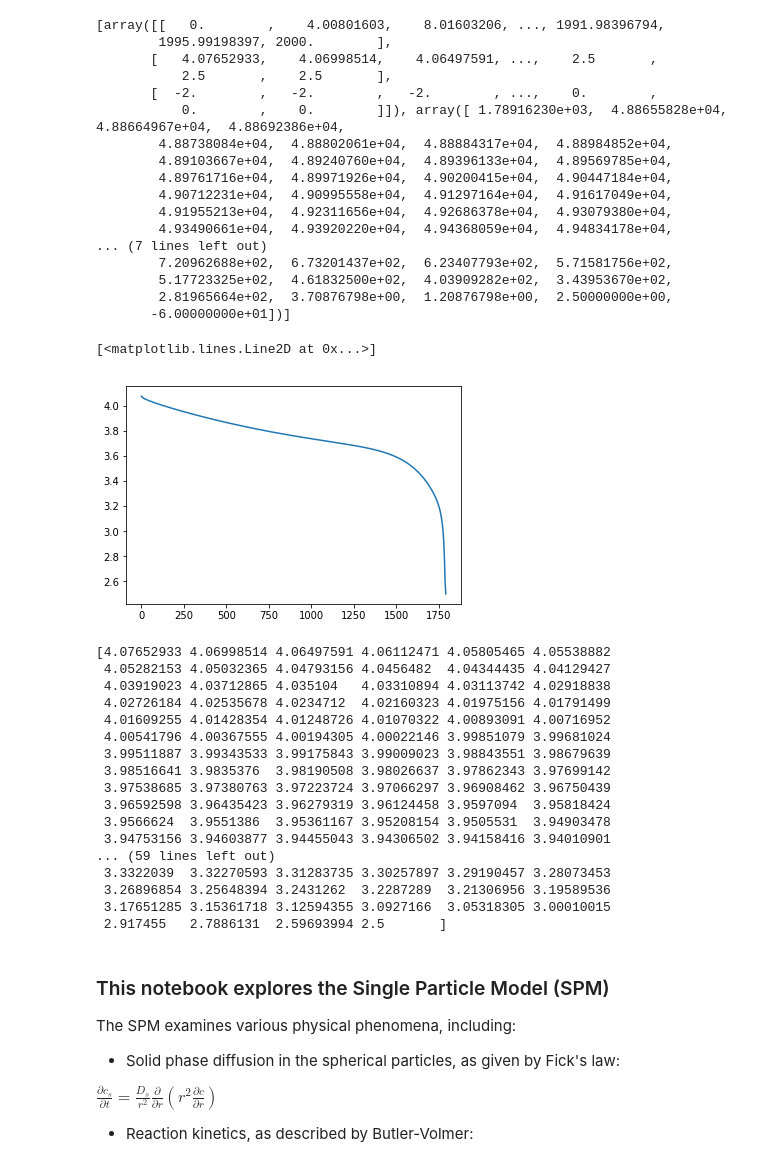
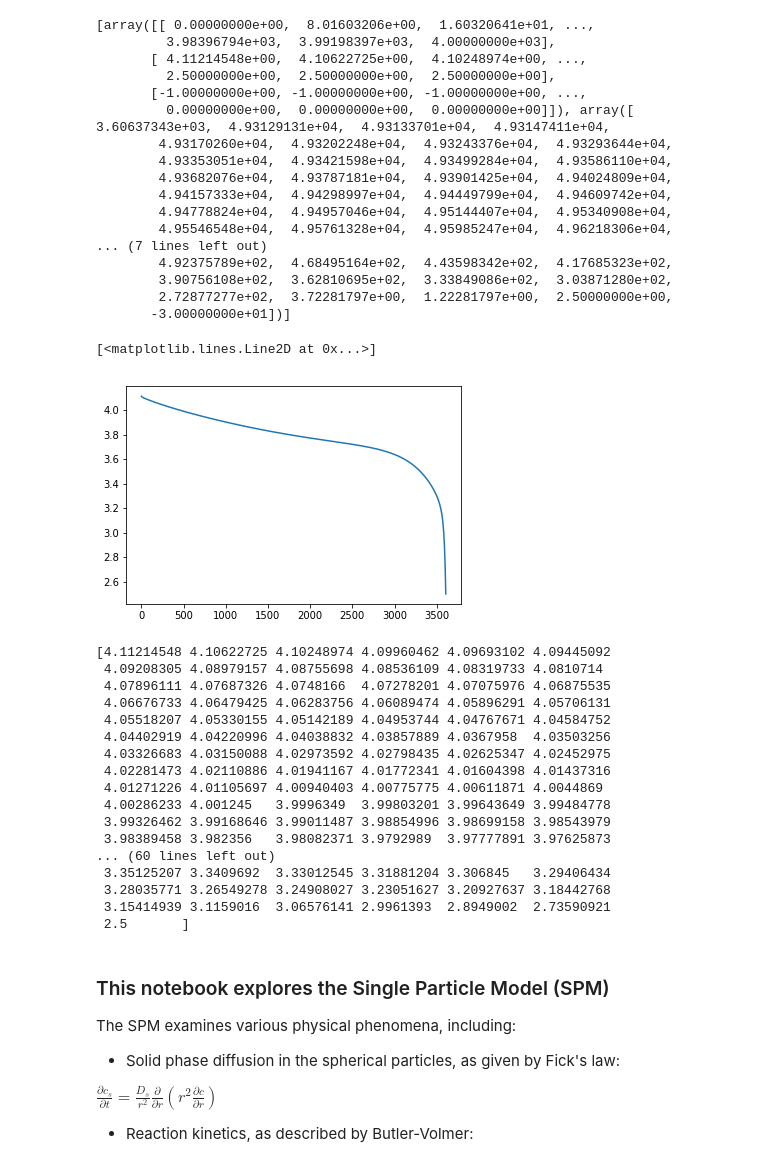
Before and after one commit to nealde/Ampere, a Jupyter notebook: Batt500_demo.ipynb, the cells around one changed output. Drawn from its saved outputs; the diff is of its cells as text; code cells hidden in the pictures.

```diff
--- a/Batt500_demo.ipynb
+++ b/Batt500_demo.ipynb
@@ -22,48 +19,48 @@ import matplotlib.pyplot as plt
 from ampere import SingleParticleParabolic, SingleParticleFDSEI, SingleParticleFD
 # %%
 spm1 = SingleParticleFD()
-d1 = spm1.discharge(current=2.0, trim=True)
+d1 = spm1.discharge(current=1.0, trim=True)
 plt.plot(d1[0], d1[1])
 # %% [output]
-[array([[   0.        ,    4.00801603,    8.01603206, ..., 1991.98396794,
-        1995.99198397, 2000.        ],
-       [   4.07652933,    4.06998514,    4.06497591, ...,    2.5       ,
-           2.5       ,    2.5       ],
-       [  -2.        ,   -2.        ,   -2.        , ...,    0.        ,
-           0.        ,    0.        ]]), array([ 1.78916230e+03,  4.88655828e+04,  4.88664967e+04,  4.88692386e+04,
-        4.88738084e+04,  4.88802061e+04,  4.88884317e+04,  4.88984852e+04,
-        4.89103667e+04,  4.89240760e+04,  4.89396133e+04,  4.89569785e+04,
-        4.89761716e+04,  4.89971926e+04,  4.90200415e+04,  4.90447184e+04,
-        4.90712231e+04,  4.90995558e+04,  4.91297164e+04,  4.91617049e+04,
-        4.91955213e+04,  4.92311656e+04,  4.92686378e+04,  4.93079380e+04,
-        4.93490661e+04,  4.93920220e+04,  4.94368059e+04,  4.94834178e+04,
+[array([[ 0.00000000e+00,  8.01603206e+00,  1.60320641e+01, ...,
+         3.98396794e+03,  3.99198397e+03,  4.00000000e+03],
+       [ 4.11214548e+00,  4.10622725e+00,  4.10248974e+00, ...,
+         2.50000000e+00,  2.50000000e+00,  2.50000000e+00],
+       [-1.00000000e+00, -1.00000000e+00, -1.00000000e+00, ...,
+         0.00000000e+00,  0.00000000e+00,  0.00000000e+00]]), array([ 3.60637343e+03,  4.93129131e+04,  4.93133701e+04,  4.93147411e+04,
+        4.93170260e+04,  4.93202248e+04,  4.93243376e+04,  4.93293644e+04,
+        4.93353051e+04,  4.93421598e+04,  4.93499284e+04,  4.93586110e+04,
+        4.93682076e+04,  4.93787181e+04,  4.93901425e+04,  4.94024809e+04,
+        4.94157333e+04,  4.94298997e+04,  4.94449799e+04,  4.94609742e+04,
+        4.94778824e+04,  4.94957046e+04,  4.95144407e+04,  4.95340908e+04,
+        4.95546548e+04,  4.95761328e+04,  4.95985247e+04,  4.96218306e+04,
 ... (7 lines left out)
-        7.20962688e+02,  6.73201437e+02,  6.23407793e+02,  5.71581756e+02,
-        5.17723325e+02,  4.61832500e+02,  4.03909282e+02,  3.43953670e+02,
-        2.81965664e+02,  3.70876798e+00,  1.20876798e+00,  2.50000000e+00,
-       -6.00000000e+01])]
+        4.92375789e+02,  4.68495164e+02,  4.43598342e+02,  4.17685323e+02,
+        3.90756108e+02,  3.62810695e+02,  3.33849086e+02,  3.03871280e+02,
+        2.72877277e+02,  3.72281797e+00,  1.22281797e+00,  2.50000000e+00,
+       -3.00000000e+01])]
 [<matplotlib.lines.Line2D at 0x...>]
-[figure, old version]
+[figure, new version]
 # %%
 print(d1[1])
 # %% [output]
-[4.07652933 4.06998514 4.06497591 4.06112471 4.05805465 4.05538882
- 4.05282153 4.05032365 4.04793156 4.0456482  4.04344435 4.04129427
- 4.03919023 4.03712865 4.035104   4.03310894 4.03113742 4.02918838
- 4.02726184 4.02535678 4.0234712  4.02160323 4.01975156 4.01791499
- 4.01609255 4.01428354 4.01248726 4.01070322 4.00893091 4.00716952
- 4.00541796 4.00367555 4.00194305 4.00022146 3.99851079 3.99681024
- 3.99511887 3.99343533 3.99175843 3.99009023 3.98843551 3.98679639
- 3.98516641 3.9835376  3.98190508 3.98026637 3.97862343 3.97699142
- 3.97538685 3.97380763 3.97223724 3.97066297 3.96908462 3.96750439
- 3.96592598 3.96435423 3.96279319 3.96124458 3.9597094  3.95818424
- 3.9566624  3.9551386  3.95361167 3.95208154 3.9505531  3.94903478
- 3.94753156 3.94603877 3.94455043 3.94306502 3.94158416 3.94010901
-... (59 lines left out)
- 3.3322039  3.32270593 3.31283735 3.30257897 3.29190457 3.28073453
- 3.26896854 3.25648394 3.2431262  3.2287289  3.21306956 3.19589536
- 3.17651285 3.15361718 3.12594355 3.0927166  3.05318305 3.00010015
- 2.917455   2.7886131  2.59693994 2.5       ]
+[4.11214548 4.10622725 4.10248974 4.09960462 4.09693102 4.09445092
+ 4.09208305 4.08979157 4.08755698 4.08536109 4.08319733 4.0810714
+ 4.07896111 4.07687326 4.0748166  4.07278201 4.07075976 4.06875535
+ 4.06676733 4.06479425 4.06283756 4.06089474 4.05896291 4.05706131
+ 4.05518207 4.05330155 4.05142189 4.04953744 4.04767671 4.04584752
+ 4.04402919 4.04220996 4.04038832 4.03857889 4.0367958  4.03503256
+ 4.03326683 4.03150088 4.02973592 4.02798435 4.02625347 4.02452975
+ 4.02281473 4.02110886 4.01941167 4.01772341 4.01604398 4.01437316
+ 4.01271226 4.01105697 4.00940403 4.00775775 4.00611871 4.0044869
+ 4.00286233 4.001245   3.9996349  3.99803201 3.99643649 3.99484778
+ 3.99326462 3.99168646 3.99011487 3.98854996 3.98699158 3.98543979
+ 3.98389458 3.982356   3.98082371 3.9792989  3.97777891 3.97625873
+... (60 lines left out)
+ 3.35125207 3.3409692  3.33012545 3.31881204 3.306845   3.29406434
+ 3.28035771 3.26549278 3.24908027 3.23051627 3.20927637 3.18442768
+ 3.15414939 3.1159016  3.06576141 2.9961393  2.8949002  2.73590921
+ 2.5       ]
 # %% [markdown]
 ### This notebook explores the Single Particle Model (SPM)
 
```
Also changed, not shown: parts of 6 cells of this notebook, 14 other files.
